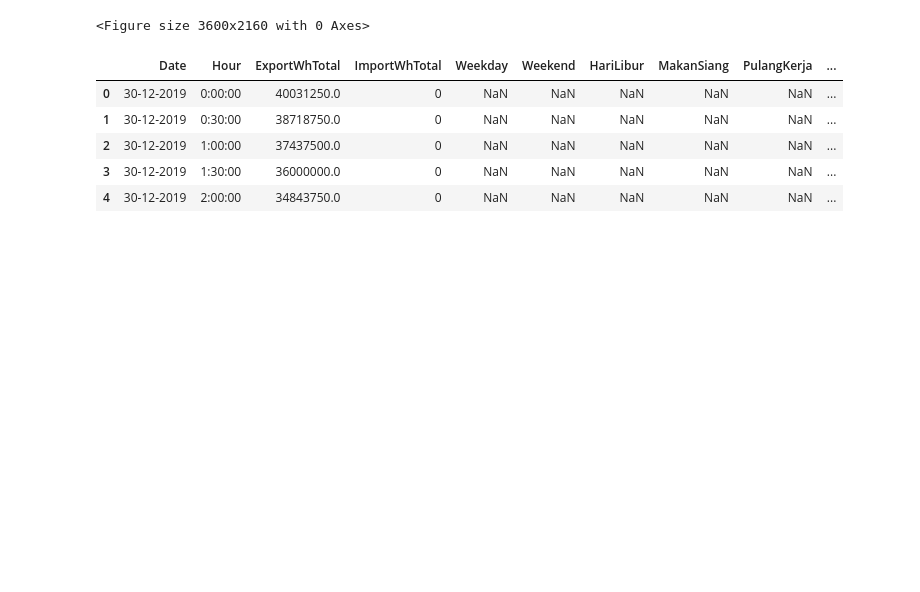
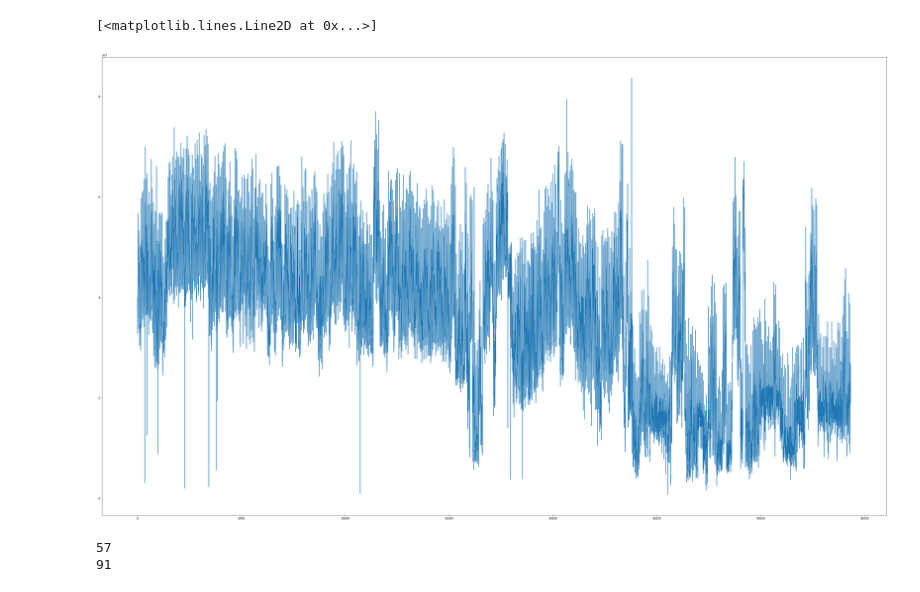
Before and after one commit to elianrichard/kwh_meter, a Jupyter notebook: KWh_Meter_Reading_Estimation_Algorithm.ipynb, the cells around one changed output. Cells and saved outputs as stored; diff of their text form; code cells hidden in the pictures; blank space fills up the shorter version.

```diff
--- a/KWh_Meter_Reading_Estimation_Algorithm.ipynb
+++ b/KWh_Meter_Reading_Estimation_Algorithm.ipynb
@@ -61,26 +60,22 @@ fig.set_figheight(30)
 # %%
 data_asli = []
 
 for data in y:
     if data > 0:
         if data < 90000000:
             data_asli.append(data)
 
 n = list(range(0, len(data_asli)))
 fig = plt.figure()
 fig.set_figwidth(50)
 fig.set_figheight(30)
-# plt.plot(n, data_asli)
+plt.plot(n, data_asli)
 # %% [output]
-<Figure size 3600x2160 with 0 Axes>
+[<matplotlib.lines.Line2D at 0x...>]
+[figure, added]
-# %%
-i = 0
-# while i < len(data_kwh):
-data_kwh.head()
-# %% [output]
-|  | Date | Hour | ExportWhTotal | ImportWhTotal | Weekday | Weekend | HariLibur | MakanSiang | PulangKerja | ... |
-| 0 | 30-12-2019 | 0:00:00 | 40031250.0 | 0 | NaN | NaN | NaN | NaN | NaN | ... |
-| 1 | 30-12-2019 | 0:30:00 | 38718750.0 | 0 | NaN | NaN | NaN | NaN | NaN | ... |
-| 2 | 30-12-2019 | 1:00:00 | 37437500.0 | 0 | NaN | NaN | NaN | NaN | NaN | ... |
-| 3 | 30-12-2019 | 1:30:00 | 36000000.0 | 0 | NaN | NaN | NaN | NaN | NaN | ... |
-| 4 | 30-12-2019 | 2:00:00 | 34843750.0 | 0 | NaN | NaN | NaN | NaN | NaN | ... |
+# %%
+print(len(data_libur))
+print(len(data_puasa))
+# %% [output]
+57
+91
```
Also changed, not shown: parts of 7 cells of this notebook, 2 other files.
